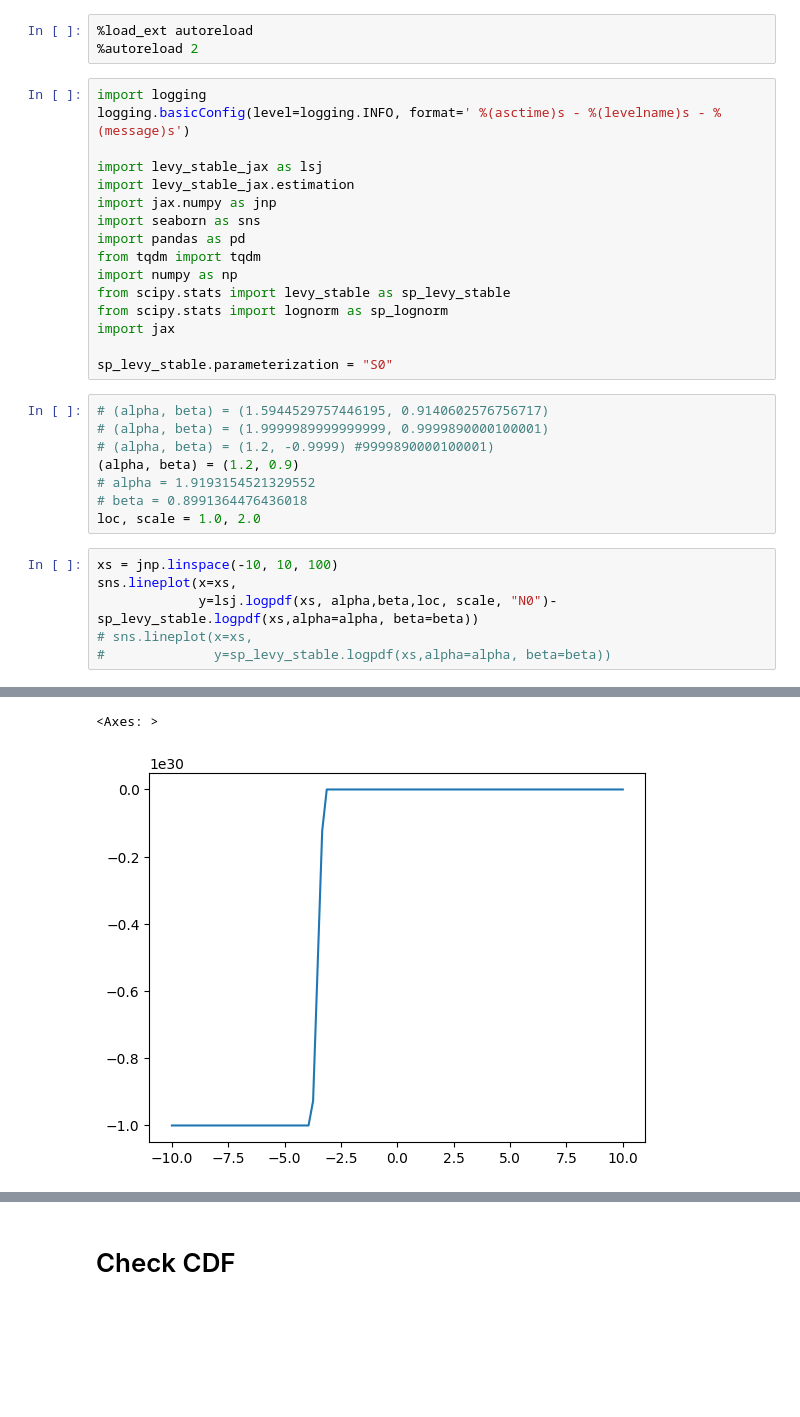
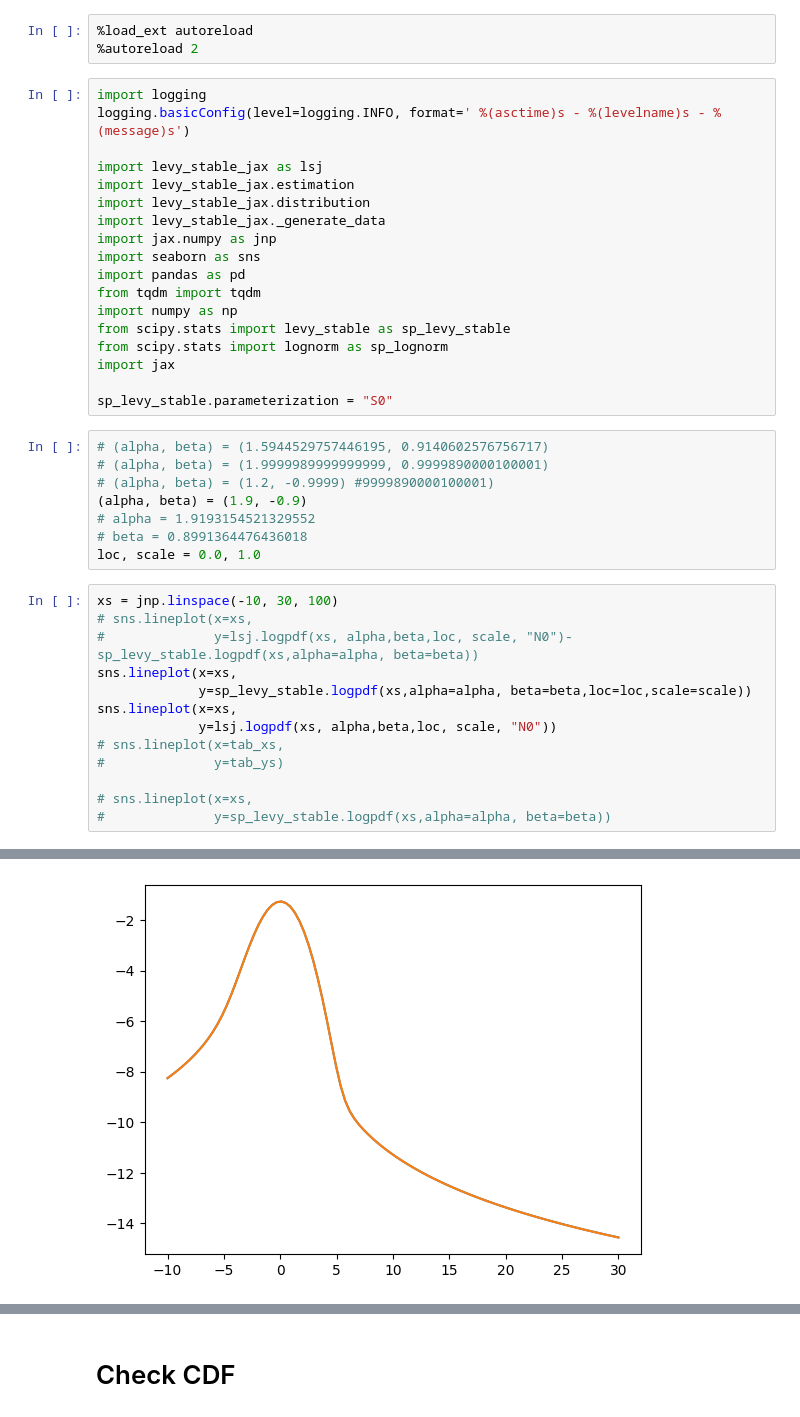
Before and after one commit to tjhunter/levy-stable-jax, a Jupyter notebook: notebooks/_explo.ipynb, the cells around one changed output, grey strips where cells are left out. Saved outputs shown, nothing was run; the diff lists cells and outputs as text; blank space fills up the shorter version.

```diff
--- a/notebooks/_explo.ipynb
+++ b/notebooks/_explo.ipynb
@@ -7,6 +7,8 @@ logging.basicConfig(level=logging.INFO, format=' %(asctime)s - %(levelname)s - %
 
 import levy_stable_jax as lsj
 import levy_stable_jax.estimation
+import levy_stable_jax.distribution
+import levy_stable_jax._generate_data
 import jax.numpy as jnp
 import seaborn as sns
 import pandas as pd
@@ -21,14 +23,21 @@ sp_levy_stable.parameterization = "S0"
 # (alpha, beta) = (1.5944529757446195, 0.9140602576756717)
 # (alpha, beta) = (1.9999989999999999, 0.9999890000100001)
 # (alpha, beta) = (1.2, -0.9999) #9999890000100001)
-(alpha, beta) = (1.2, 0.9)
+(alpha, beta) = (1.9, -0.9)
 # alpha = 1.9193154521329552
 # beta = 0.8991364476436018
-loc, scale = 1.0, 2.0
+loc, scale = 0.0, 1.0
 # %%
-xs = jnp.linspace(-10, 10, 100)
+xs = jnp.linspace(-10, 30, 100)
+# sns.lineplot(x=xs,
+#              y=lsj.logpdf(xs, alpha,beta,loc, scale, "N0")-sp_levy_stable.logpdf(xs,alpha=alpha, beta=beta))
 sns.lineplot(x=xs,
-             y=lsj.logpdf(xs, alpha,beta,loc, scale, "N0")-sp_levy_stable.logpdf(xs,alpha=alpha, beta=beta))
+             y=sp_levy_stable.logpdf(xs,alpha=alpha, beta=beta,loc=loc,scale=scale))
+sns.lineplot(x=xs,
+             y=lsj.logpdf(xs, alpha,beta,loc, scale, "N0"))
+# sns.lineplot(x=tab_xs,
+#              y=tab_ys)
+
 # sns.lineplot(x=xs,
 #              y=sp_levy_stable.logpdf(xs,alpha=alpha, beta=beta))
 # %% [output]
@@ -38,2 +45 @@ sns.lineplot(x=xs,
-<Axes: >
-[figure, old version]
+[figure, new version]
```
Also changed, not shown: parts of 23 cells of this notebook, 6 other files.
